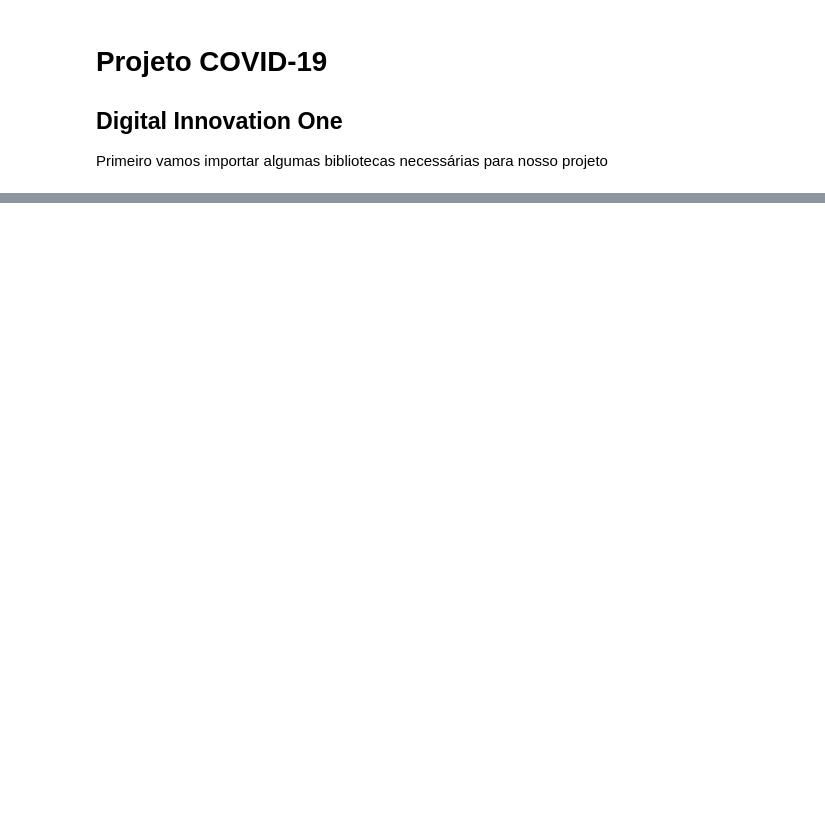
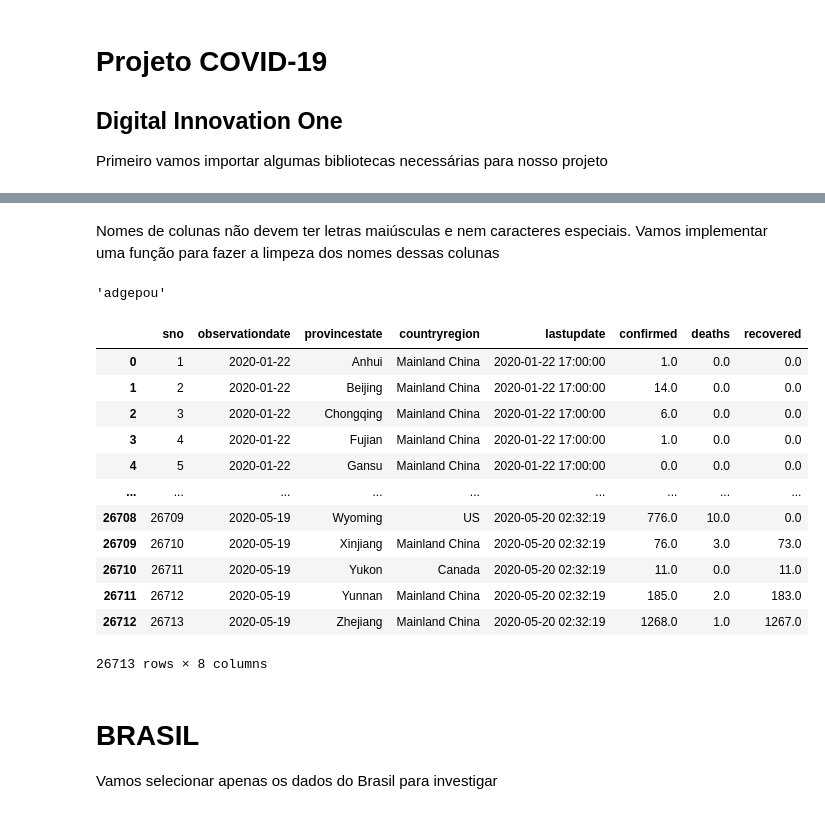
Before and after one commit to jefersonmatsui/Bootcamp-Gera--o-Tech-Unimed-BH---Ci-ncias-de-Dados, a Jupyter notebook: Desafio_de_Projeto/03_Criando_Modelos_Com_Python_e_Machine_Learning_para_prever_a_evolucao_do_COVID19_no_Brasil/projeto_covid.ipynb, the cells around one changed output, grey strips where cells are left out. Drawn from its saved outputs; the diff is of its cells as text; code cells hidden in the pictures; blank space fills up the shorter version.

```diff
--- a/Desafio_de_Projeto/03_Criando_Modelos_Com_Python_e_Machine_Learning_para_prever_a_evolucao_do_COVID19_no_Brasil/projeto_covid.ipynb
+++ b/Desafio_de_Projeto/03_Criando_Modelos_Com_Python_e_Machine_Learning_para_prever_a_evolucao_do_COVID19_no_Brasil/projeto_covid.ipynb
@@ -14,0 +48,33 @@ ModuleNotFoundError: No module named 'plotly'
+# %% [markdown]
+Nomes de colunas não devem ter letras maiúsculas e nem caracteres especiais. Vamos implementar uma função para fazer a limpeza dos nomes dessas colunas
+# %%
+import re
+
+def corrige_colunas(col_name):
+  return re.sub(r"[/| ]", "", col_name).lower()
+# %%
+corrige_colunas("AdgE/P ou") #TESTANDO
+# %% [output]
+'adgepou'
+# %%
+# Vamos corrigir todas as colunas do df
+df.columns = [corrige_colunas(col) for col in df.columns]
+# %%
+df
+# %% [output]
+|  | sno | observationdate | provincestate | countryregion | lastupdate | confirmed | deaths | recovered |
+| 0 | 1 | 2020-01-22 | Anhui | Mainland China | 2020-01-22 17:00:00 | 1.0 | 0.0 | 0.0 |
+| 1 | 2 | 2020-01-22 | Beijing | Mainland China | 2020-01-22 17:00:00 | 14.0 | 0.0 | 0.0 |
+| 2 | 3 | 2020-01-22 | Chongqing | Mainland China | 2020-01-22 17:00:00 | 6.0 | 0.0 | 0.0 |
+| 3 | 4 | 2020-01-22 | Fujian | Mainland China | 2020-01-22 17:00:00 | 1.0 | 0.0 | 0.0 |
+| 4 | 5 | 2020-01-22 | Gansu | Mainland China | 2020-01-22 17:00:00 | 0.0 | 0.0 | 0.0 |
+| ... | ... | ... | ... | ... | ... | ... | ... | ... |
+| 26708 | 26709 | 2020-05-19 | Wyoming | US | 2020-05-20 02:32:19 | 776.0 | 10.0 | 0.0 |
+| 26709 | 26710 | 2020-05-19 | Xinjiang | Mainland China | 2020-05-20 02:32:19 | 76.0 | 3.0 | 73.0 |
+| 26710 | 26711 | 2020-05-19 | Yukon | Canada | 2020-05-20 02:32:19 | 11.0 | 0.0 | 11.0 |
+| 26711 | 26712 | 2020-05-19 | Yunnan | Mainland China | 2020-05-20 02:32:19 | 185.0 | 2.0 | 183.0 |
+| 26712 | 26713 | 2020-05-19 | Zhejiang | Mainland China | 2020-05-20 02:32:19 | 1268.0 | 1.0 | 1267.0 |
+26713 rows × 8 columns
+# %% [markdown]
+# BRASIL
+Vamos selecionar apenas os dados do Brasil para investigar
```
Also changed, not shown: parts of 12 cells of this notebook.
